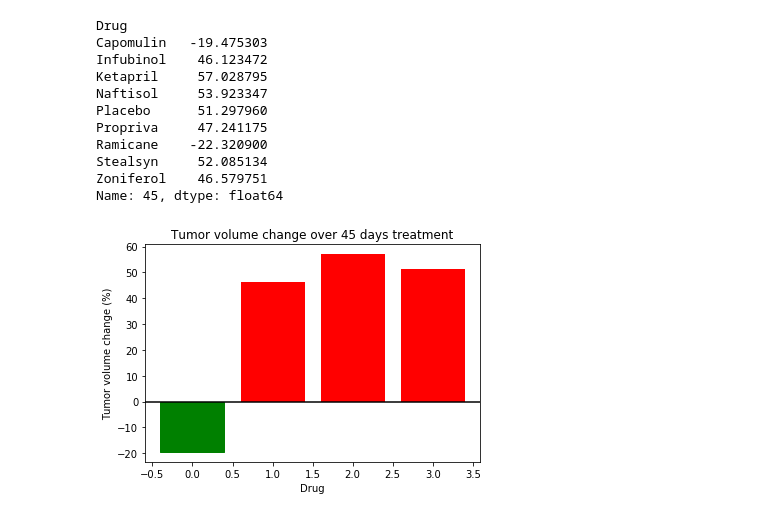
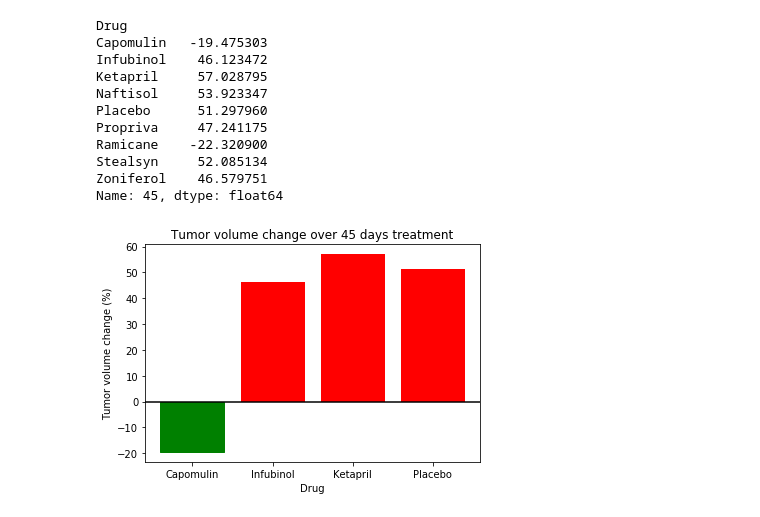
Before and after one commit to yvictorianp/Matplotlib-Challenge, a Jupyter notebook: Pymaceuticals/Pymaceuticals Homework.ipynb, the cells around one changed output. Saved outputs shown, nothing was run; the diff lists cells and outputs as text; code cells hidden in the pictures.

```diff
--- a/Pymaceuticals/Pymaceuticals Homework.ipynb
+++ b/Pymaceuticals/Pymaceuticals Homework.ipynb
@@ -295,24 +300,23 @@ Name: 45, dtype: float64
 # %%
 # Store all Relevant Percent Changes into a Tuple
 tumor_change = tumor_vol_change[['Capomulin', 'Infubinol', 'Ketapril', 'Placebo']]
-tumor_change_df = pd.DataFrame(tumor_change.loc[45, :]).reset_index()
+tumor_change_df = pd.DataFrame(tumor_change.loc[45, :])
 tumor_change_df = tumor_change_df.rename(columns={45:'Tumor Volume Change (%)'})
-#tumor_change_df
 
 a = tumor_change_df.index.values.tolist()
 b = list(tumor_change_df['Tumor Volume Change (%)'])
 
 ax = plt.bar(a, b, facecolor="red")
 ax[0].set_color('g')
 plt.ylabel("Tumor volume change (%)")
 plt.xlabel("Drug")
 plt.title("Tumor volume change over 45 days treatment")
 plt.axhline(0, color='black')
 
 # Save the Figure
 plt.savefig("tumor_vol_change.png")
 
 # Show the Figure
-fig.show()
+plt.show()
 # %% [output]
-[figure, old version]
+[figure, new version]
```
Also changed, not shown: parts of 2 cells of this notebook, 1 other file.
